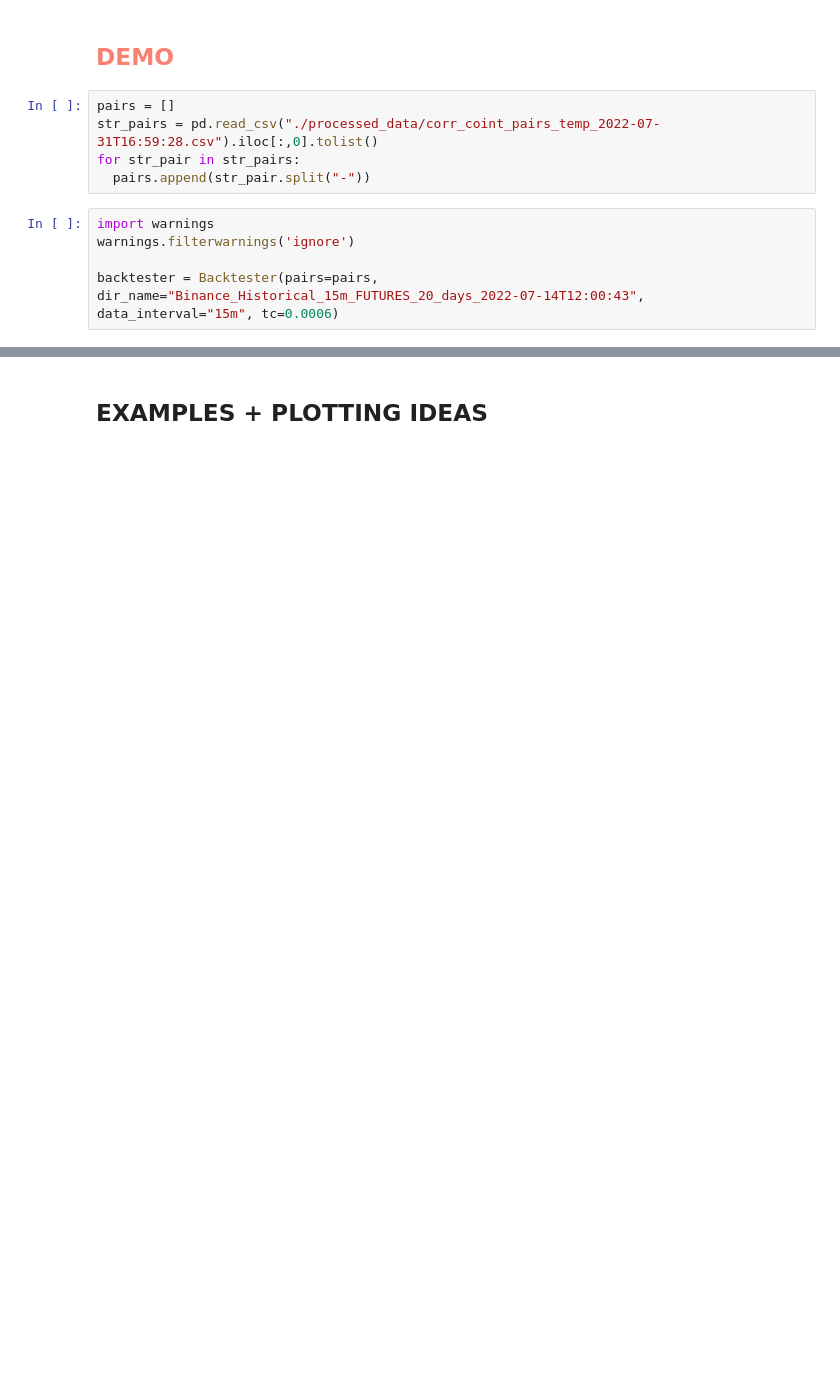
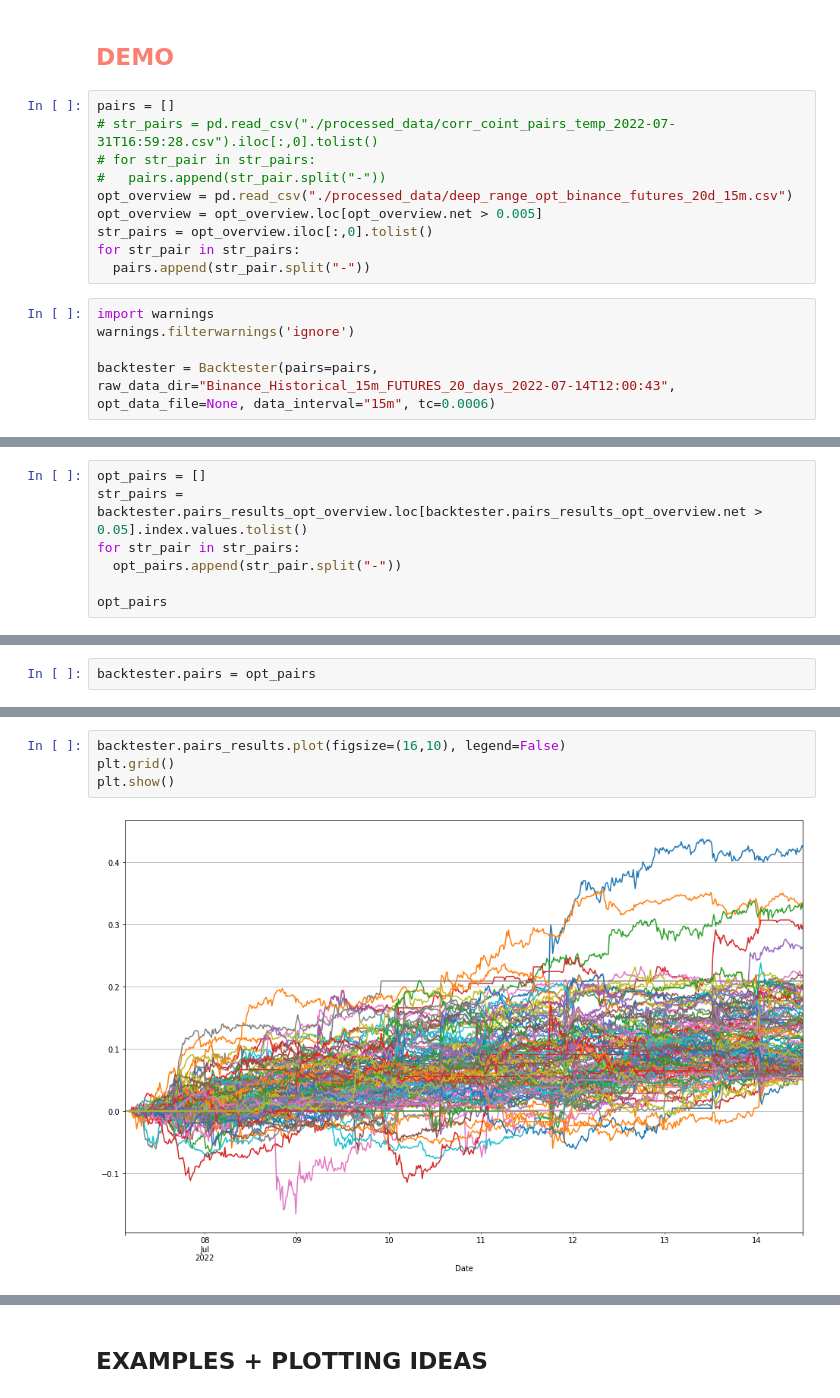
Before and after one commit to mscbr/algo_pairs, a Jupyter notebook: class_modules.ipynb, the cells around one changed output, grey strips where cells are left out. Cells and saved outputs as stored; diff of their text form; blank space fills up the shorter version.

```diff
--- a/class_modules.ipynb
+++ b/class_modules.ipynb
@@ -574,11 +603,16 @@ class Backtester:
 <h2 style="color:salmon">DEMO</h2>
 # %%
 pairs = []
-str_pairs = pd.read_csv("./processed_data/corr_coint_pairs_temp_2022-07-31T16:59:28.csv").iloc[:,0].tolist()
+# str_pairs = pd.read_csv("./processed_data/corr_coint_pairs_temp_2022-07-31T16:59:28.csv").iloc[:,0].tolist()
+# for str_pair in str_pairs:
+#   pairs.append(str_pair.split("-"))
+opt_overview = pd.read_csv("./processed_data/deep_range_opt_binance_futures_20d_15m.csv")
+opt_overview = opt_overview.loc[opt_overview.net > 0.005]
+str_pairs = opt_overview.iloc[:,0].tolist()
 for str_pair in str_pairs:
   pairs.append(str_pair.split("-"))
 # %%
 import warnings
 warnings.filterwarnings('ignore')
 
-backtester = Backtester(pairs=pairs, dir_name="Binance_Historical_15m_FUTURES_20_days_2022-07-14T12:00:43", data_interval="15m", tc=0.0006)
+backtester = Backtester(pairs=pairs, raw_data_dir="Binance_Historical_15m_FUTURES_20_days_2022-07-14T12:00:43", opt_data_file=None, data_interval="15m", tc=0.0006)
@@ -584,0 +659,7 @@ backtester = Backtester(pairs=pairs, dir_name="Binance_Historical_15m_FUTURES_20
+# %%
+opt_pairs = []
+str_pairs = backtester.pairs_results_opt_overview.loc[backtester.pairs_results_opt_overview.net > 0.05].index.values.tolist()
+for str_pair in str_pairs:
+  opt_pairs.append(str_pair.split("-"))
+
+opt_pairs
@@ -584,0 +684,2 @@ backtester = Backtester(pairs=pairs, dir_name="Binance_Historical_15m_FUTURES_20
+# %%
+backtester.pairs = opt_pairs
@@ -585,2 +727,8 @@ backtester = Backtester(pairs=pairs, dir_name="Binance_Historical_15m_FUTURES_20
+# %%
+backtester.pairs_results.plot(figsize=(16,10), legend=False)
+plt.grid()
+plt.show()
+# %% [output]
+[figure, added]
 # %%
 backtester.optimize_pairs(z_entry_range=(1.3, 2.2), z_exit_range=(-1.2, 0))
```
Also changed, not shown: parts of 20 cells of this notebook.
